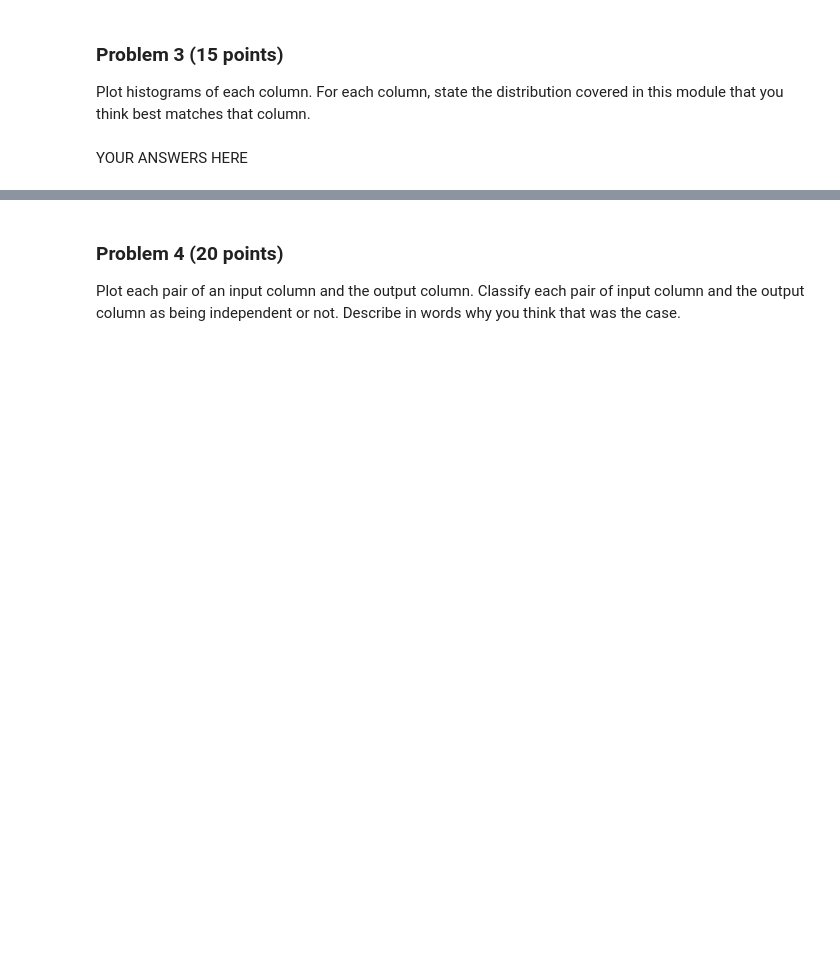
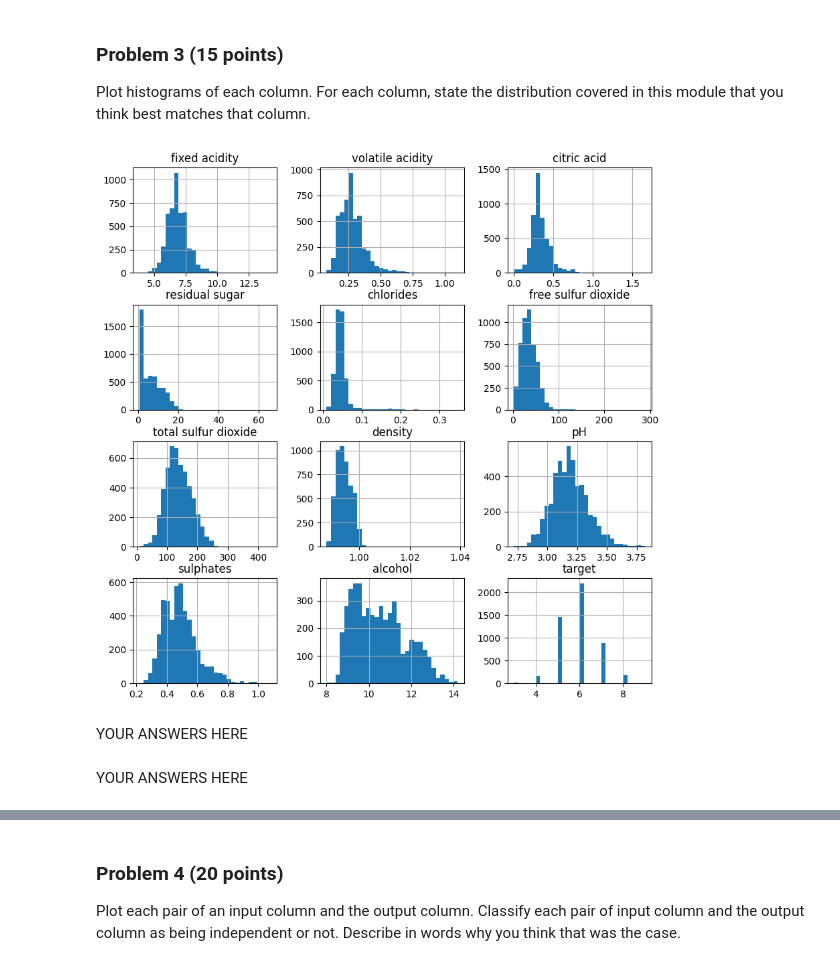
Before and after one commit to salil82/dx601-final-project, a Jupyter notebook: project.ipynb, the cells around one changed output, grey strips where cells are left out. Cells and saved outputs as stored; diff of their text form; code cells hidden in the pictures; blank space fills up the shorter version.

```diff
--- a/project.ipynb
+++ b/project.ipynb
@@ -152,5 +130,12 @@ Plot histograms of each column.
 For each column, state the distribution covered in this module that you think best matches that column.
 # %%
 # YOUR CODE HERE
+
+wine_df.hist(bins=30, figsize=(10, 10))
+plt.show()
+# %% [output]
+[figure, added]
 # %% [markdown]
 YOUR ANSWERS HERE
+# %% [markdown]
+YOUR ANSWERS HERE
```
Also changed, not shown: parts of 3 cells of this notebook.
